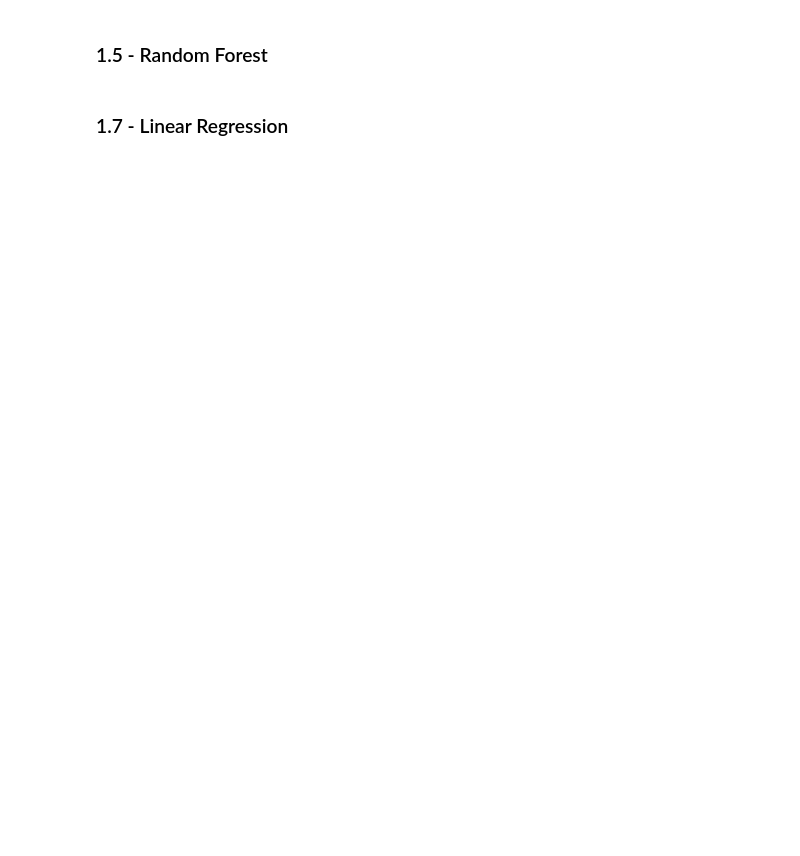
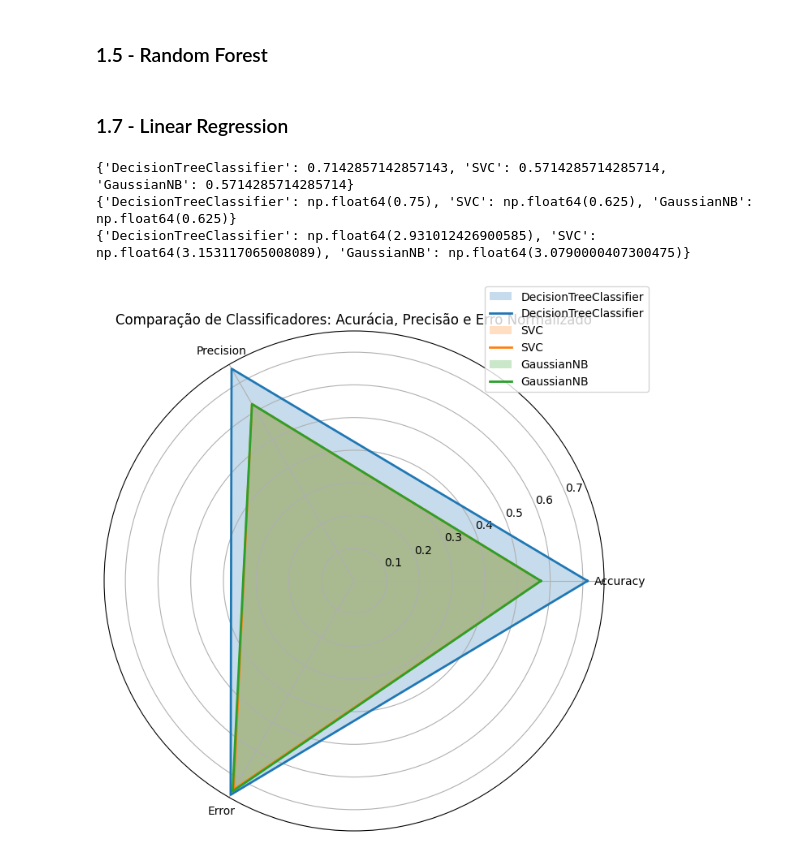
Before and after one commit to ritaleite03/FEUP-MEIC-AC, a Jupyter notebook: project_1/4_predictive.ipynb, the cells around one changed output. Drawn from its saved outputs; the diff is of its cells as text; code cells hidden in the pictures; blank space fills up the shorter version.

Commit message:
Radar graph

```diff
--- a/project_1/4_predictive.ipynb
+++ b/project_1/4_predictive.ipynb
@@ -453,3 +486,52 @@ BEST_MODELS['naive_bayes'] = run_model_by_conferences(final_model, 11)
+# %%
+print(results_accuracy)
+print(results_precision)
+print(results_error)
+# %% [output]
+{'DecisionTreeClassifier': 0.7142857142857143, 'SVC': 0.5714285714285714, 'GaussianNB': 0.5714285714285714}
+{'DecisionTreeClassifier': np.float64(0.75), 'SVC': np.float64(0.625), 'GaussianNB': np.float64(0.625)}
+{'DecisionTreeClassifier': np.float64(2.931012426900585), 'SVC': np.float64(3.153117065008089), 'GaussianNB': np.float64(3.0790000407300475)}
+# %%
+import numpy as np
+import matplotlib.pyplot as plt
+
+def normalize_error(errors, max_value=12):
+    return [e / max_value for e in errors]
+
+metrics = ['Accuracy', 'Precision', 'Error']
+classifiers = results_accuracy.keys()
+normalized_error = normalize_error(list(results_error.values()), max_value=12)
+
+data = {}
+i = 0
+for classifier in classifiers:
+    acc = results_accuracy[classifier]
+    prec = results_precision[classifier]
+    err = normalized_error[i]
+    i += 1
+    data[classifier] = [acc, prec, 1 - err]  # Subtraindo o erro de 1 para manter a lógica (quanto maior, melhor)
+
+# Ângulos para o Radar Chart
+num_metrics = len(metrics)
+angles = np.linspace(0, 2 * np.pi, num_metrics, endpoint=False).tolist()
+angles += angles[:1]  # Fechar o radar
+
+# Plot do gráfico de radar
+fig, ax = plt.subplots(figsize=(8, 8), subplot_kw=dict(polar=True))
+
+for classifier, values in data.items():
+    values += values[:1]  # Fechar o gráfico
+    ax.fill(angles, values, alpha=0.25, label=classifier)
+    ax.plot(angles, values, linewidth=2, label=f"{classifier}")
+
+ax.set_xticks(angles[:-1])
+ax.set_xticklabels(metrics)
+ax.set_title("Comparação de Classificadores: Acurácia, Precisão e Erro Normalizado")
+ax.legend(loc='upper right', bbox_to_anchor=(1.1, 1.1))
+
+plt.show()
+# %% [output]
+[figure, added]
 # %%
 os.makedirs('data_prediction', exist_ok=True)
 
```
Also changed, not shown: parts of 5 cells of this notebook, 1 other file.
